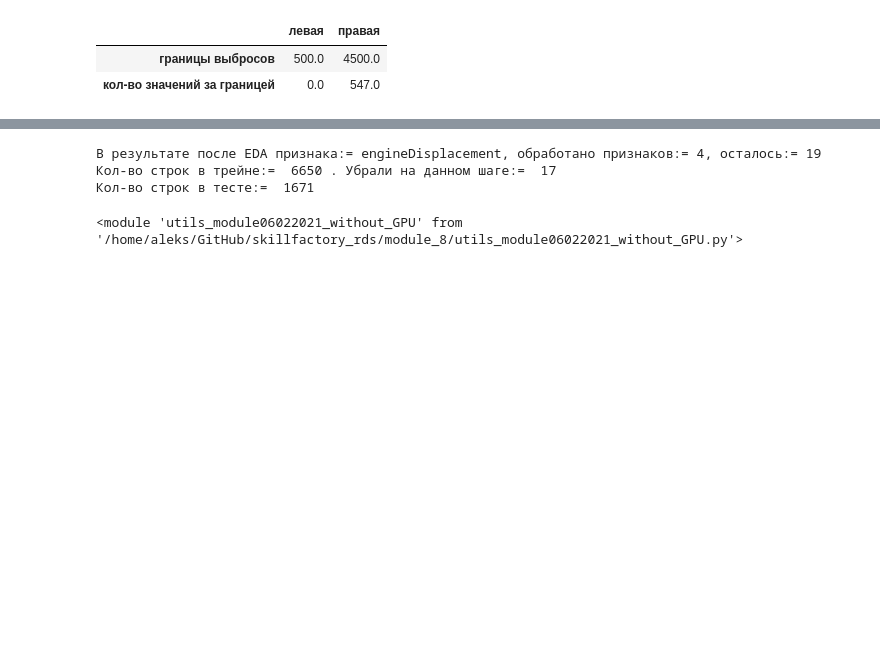
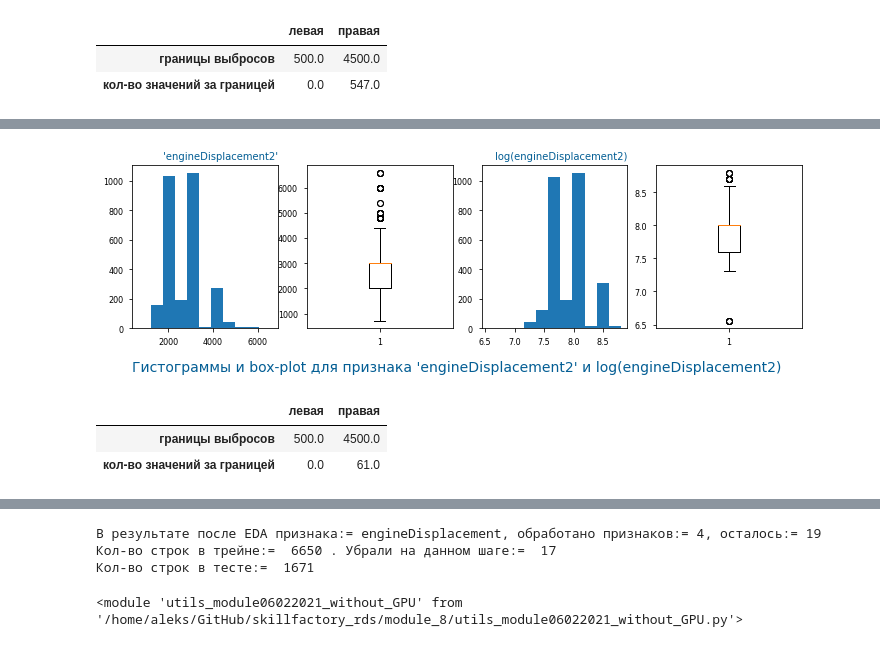
Before and after one commit to alex-sokolov2011/pet-projects, a Jupyter notebook: module_8/kaggle_rds8_Car_Price_prediction_Part2_Sokolov_EDA.ipynb, the cells around one changed output, grey strips where cells are left out. Saved outputs shown, nothing was run; the diff lists cells and outputs as text; code cells hidden in the pictures; blank space fills up the shorter version.

```diff
--- a/module_8/kaggle_rds8_Car_Price_prediction_Part2_Sokolov_EDA.ipynb
+++ b/module_8/kaggle_rds8_Car_Price_prediction_Part2_Sokolov_EDA.ipynb
@@ -593,0 +486,11 @@ plt.show()
+# %%
+utils.four_plot_with_log2('engineDisplacement2', temp_df[temp_df['brand']=='BMW'])
+# %% [output]
+[figure, added]
+# %%
+# посмотрим где проходят границы выбросов
+utils.borders_of_outliers('engineDisplacement2',temp_df[temp_df['brand']=='BMW'], log = False)
+# %% [output]
+|  | левая | правая |
+| границы выбросов | 500.0 | 4500.0 |
+| кол-во значений за границей | 0.0 | 61.0 |
```
Also changed, not shown: parts of 53 cells of this notebook.
